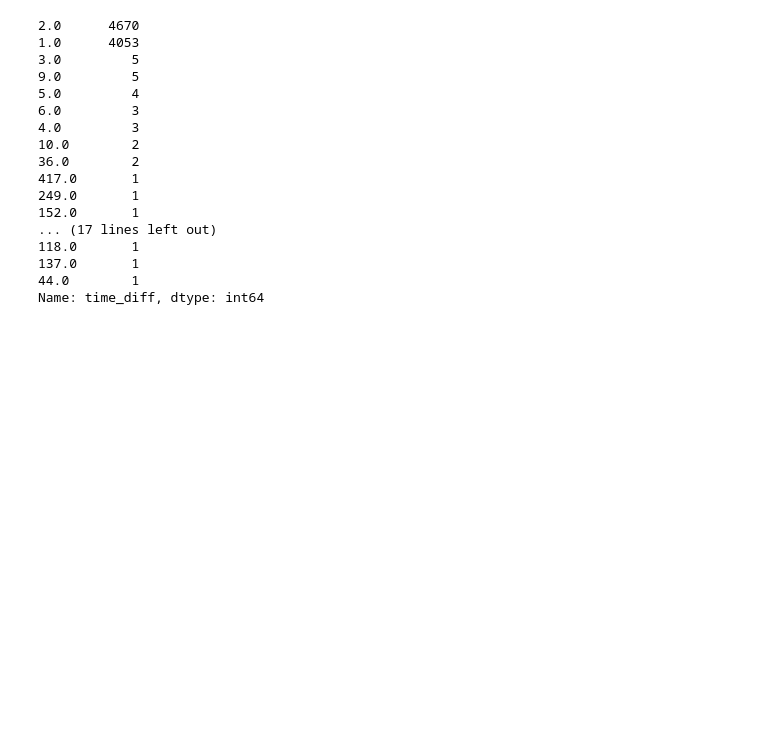
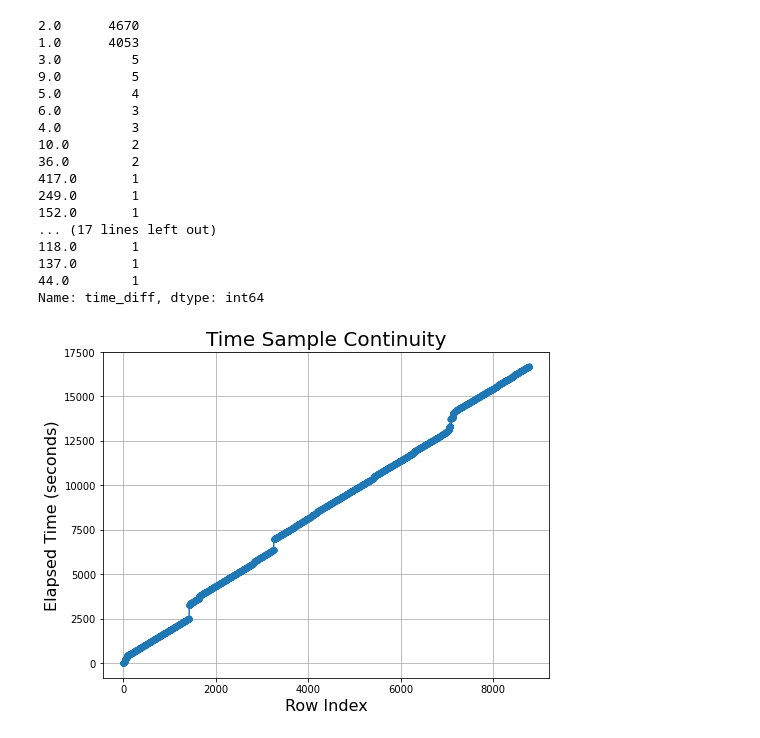
Before and after one commit to ericbauer55/strava-eda, a Jupyter notebook: notebooks/1b. Time investigation.ipynb, the cells around one changed output. Cells and saved outputs as stored; diff of their text form; code cells hidden in the pictures; blank space fills up the shorter version.

Commit message:
created plots for time discontinuities

```diff
--- a/notebooks/1b. Time investigation.ipynb
+++ b/notebooks/1b. Time investigation.ipynb
@@ -6,7 +6,9 @@ import numpy as np
 import seaborn as sns
 import matplotlib.pyplot as plt
 # %%
-file_paths = {'in':'../data/converted/Ride_to_alum_creek.csv'}
+file_paths = {'in':'../data/converted/Ride_to_alum_creek.csv',
+              'out':'../data/enriched/Ride_to_alum_creek.csv'
+             }
 
 df = pd.read_csv(file_paths['in'])
 # %% [markdown]
@@ -68,3 +70,17 @@ df['time_diff'].value_counts()
 137.0       1
 44.0        1
 Name: time_diff, dtype: int64
+# %%
+# create an elapsed time column
+df['elapsed_time'] = df['time_diff'].cumsum()
+# %%
+# visualize the jumps of cumulative time
+fig = plt.figure(figsize=(8,6))
+
+_ = plt.plot(df['elapsed_time'], linestyle='-', marker='.', markersize=10)
+_ = plt.xlabel('Row Index', fontsize=16)
+_ = plt.ylabel('Elapsed Time (seconds)', fontsize=16)
+_ = plt.title('Time Sample Continuity', fontsize=20)
+_ = plt.grid()
+# %% [output]
+[figure, added]
```
Also changed, not shown: parts of 3 cells of this notebook, 3 other files.
